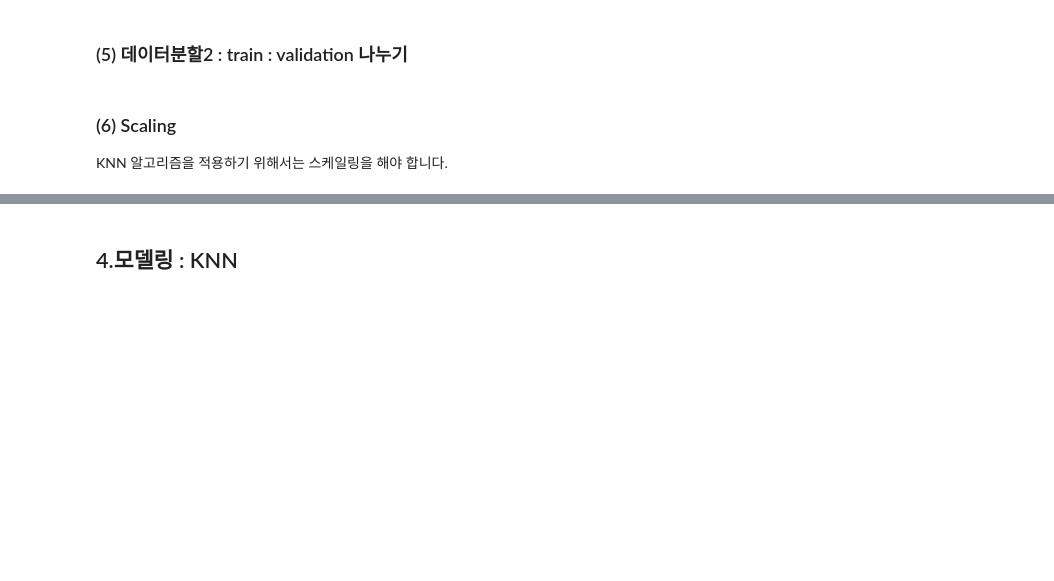
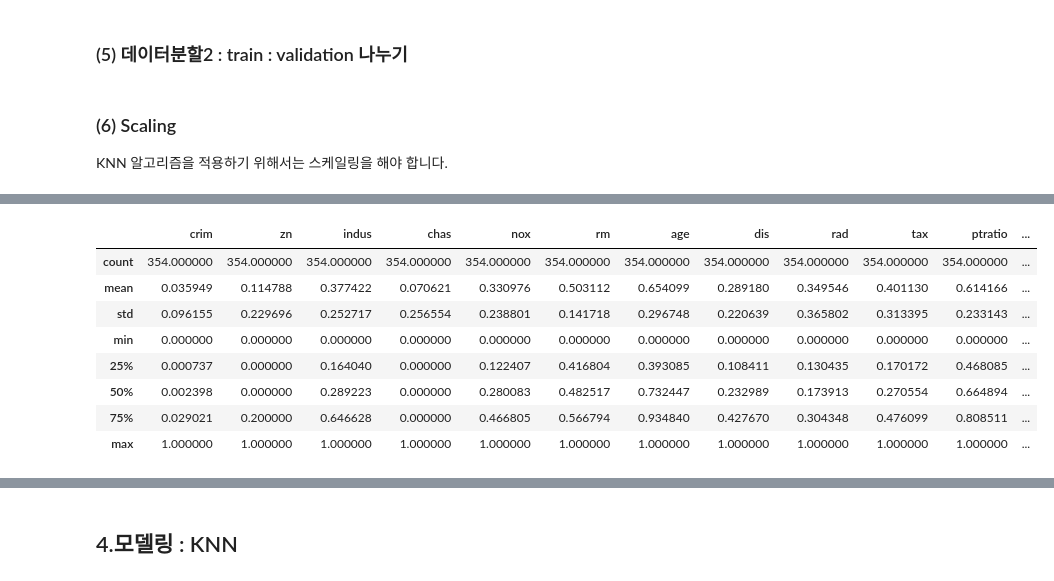
Before and after one commit to yeonsu98/KT-AIVLE-Python, a Jupyter notebook: 20220822-0829/[AI]머신러닝_실습자료/03과 KNN_참조.ipynb, the cells around one changed output, grey strips where cells are left out. Cells and saved outputs as stored; diff of their text form; code cells hidden in the pictures; blank space fills up the shorter version.

```diff
--- a/20220822-0829/[AI]머신러닝_실습자료/03과 KNN_참조.ipynb
+++ b/20220822-0829/[AI]머신러닝_실습자료/03과 KNN_참조.ipynb
@@ -83,5 +115,5 @@ x_val_s2 = scaler2.transform(x_val)
 # %%
-x_train = pd.DataFrame(x_train, columns = list(x))
+x_train_s1 = pd.DataFrame(x_train_s1, columns = list(x))
 x_train_s2 = pd.DataFrame(x_train_s2, columns = list(x))
 # %%
 x.describe()
@@ -88,4 +130,14 @@ x.describe()
 # %%
-x_train.describe()
+x_train_s1.describe()
+# %% [output]
+|  | crim | zn | indus | chas | nox | rm | age | dis | rad | tax | ptratio | ... |
+| count | 354.000000 | 354.000000 | 354.000000 | 354.000000 | 354.000000 | 354.000000 | 354.000000 | 354.000000 | 354.000000 | 354.000000 | 354.000000 | ... |
+| mean | 0.035949 | 0.114788 | 0.377422 | 0.070621 | 0.330976 | 0.503112 | 0.654099 | 0.289180 | 0.349546 | 0.401130 | 0.614166 | ... |
+| std | 0.096155 | 0.229696 | 0.252717 | 0.256554 | 0.238801 | 0.141718 | 0.296748 | 0.220639 | 0.365802 | 0.313395 | 0.233143 | ... |
+| min | 0.000000 | 0.000000 | 0.000000 | 0.000000 | 0.000000 | 0.000000 | 0.000000 | 0.000000 | 0.000000 | 0.000000 | 0.000000 | ... |
+| 25% | 0.000737 | 0.000000 | 0.164040 | 0.000000 | 0.122407 | 0.416804 | 0.393085 | 0.108411 | 0.130435 | 0.170172 | 0.468085 | ... |
+| 50% | 0.002398 | 0.000000 | 0.289223 | 0.000000 | 0.280083 | 0.482517 | 0.732447 | 0.232989 | 0.173913 | 0.270554 | 0.664894 | ... |
+| 75% | 0.029021 | 0.200000 | 0.646628 | 0.000000 | 0.466805 | 0.566794 | 0.934840 | 0.427670 | 0.304348 | 0.476099 | 0.808511 | ... |
+| max | 1.000000 | 1.000000 | 1.000000 | 1.000000 | 1.000000 | 1.000000 | 1.000000 | 1.000000 | 1.000000 | 1.000000 | 1.000000 | ... |
 # %%
 x_train_s2.describe()
```
Also changed, not shown: parts of 29 cells of this notebook, 1 other file.
